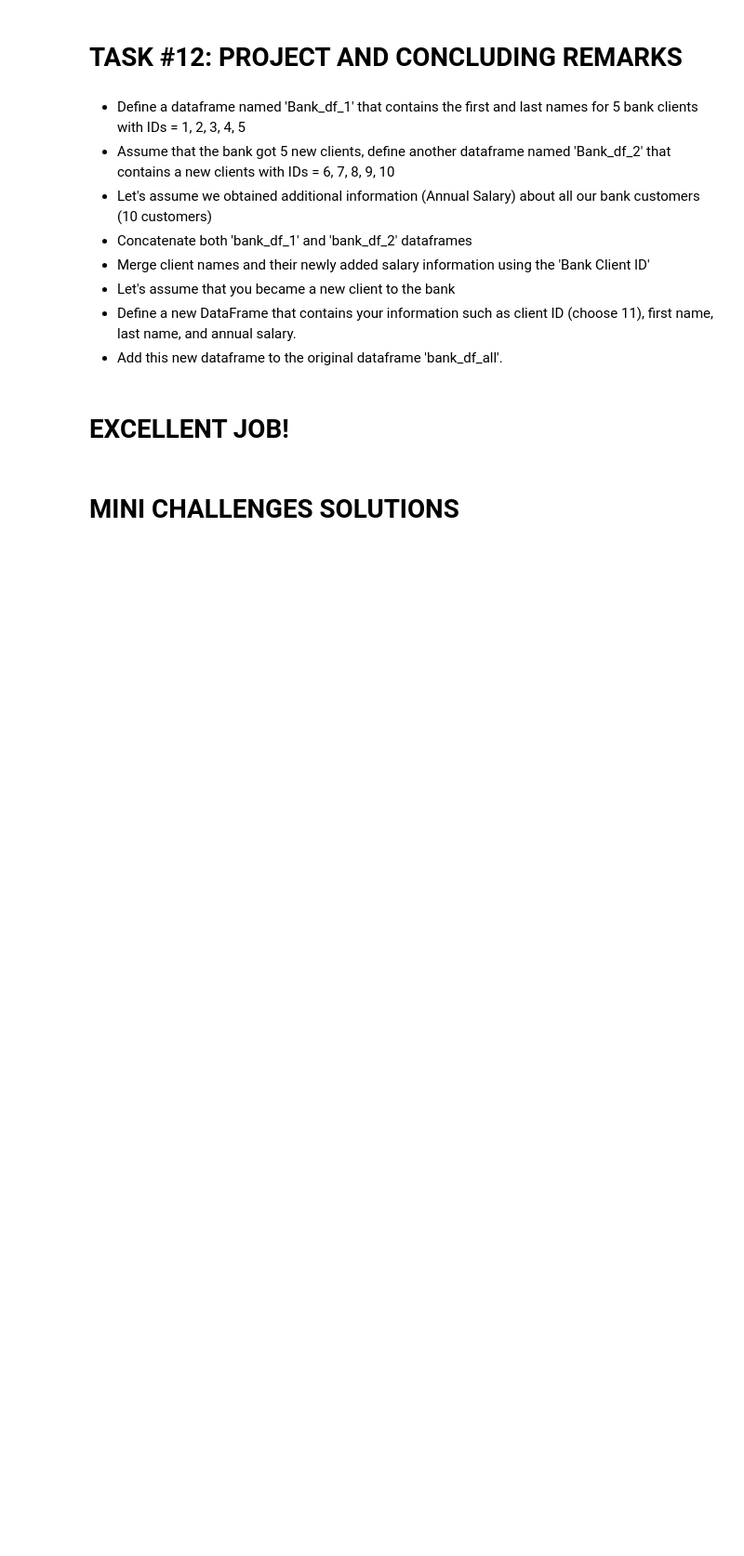
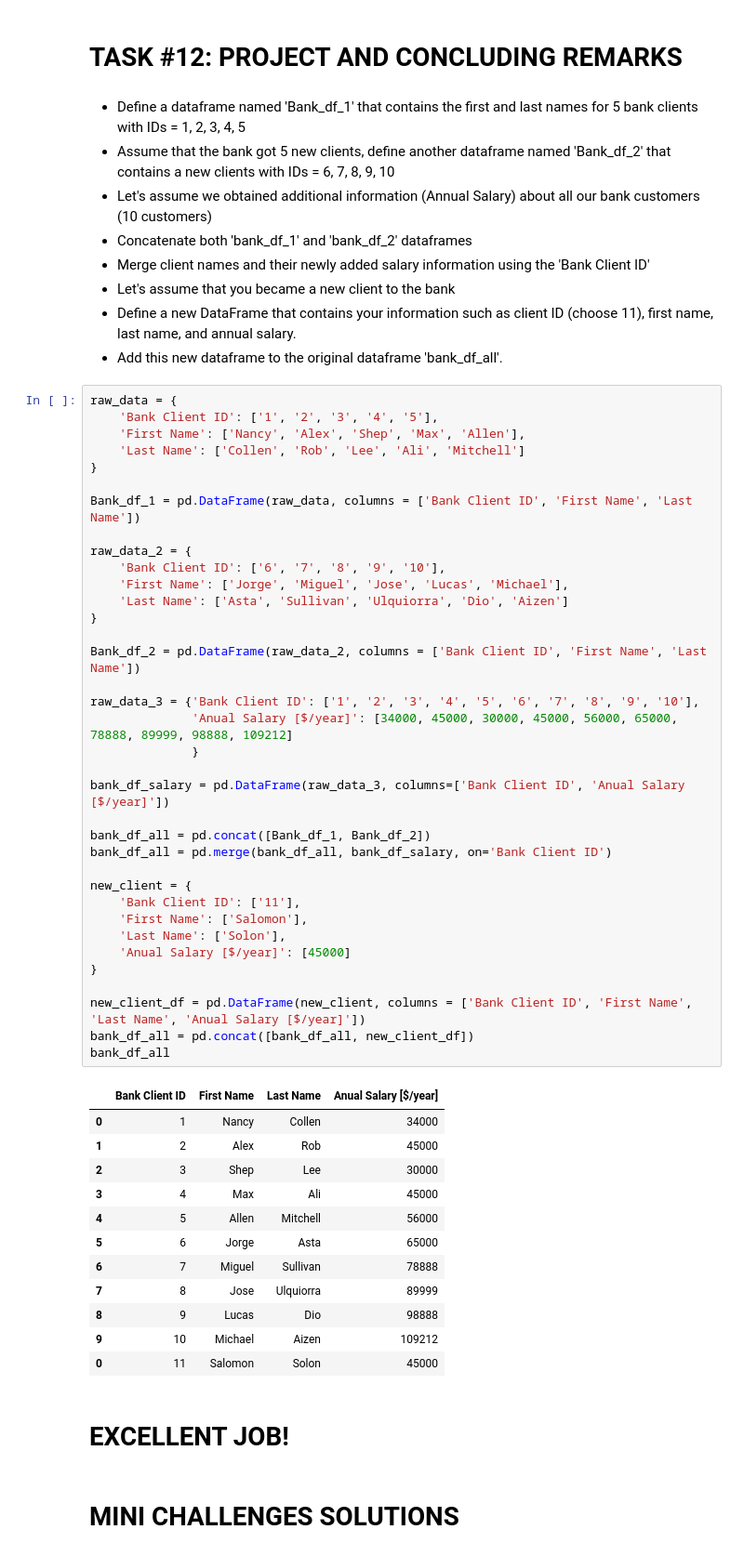
Before and after one commit to miguelestradam3/jupyter_numpy_basics, a Jupyter notebook: Python 101 - Python Libraries for Data Analysis - Numpy and Pandas.ipynb, the cells around one changed output. Shown: that part at 93% size. Saved outputs shown, nothing was run; the diff lists cells and outputs as text; blank space fills up the shorter version.

```diff
--- a/Python 101 - Python Libraries for Data Analysis - Numpy and Pandas.ipynb
+++ b/Python 101 - Python Libraries for Data Analysis - Numpy and Pandas.ipynb
@@ -565,6 +606,55 @@ bank_client_df
 - Let's assume that you became a new client to the bank
 - Define a new DataFrame that contains your information such as client ID (choose 11), first name, last name, and annual salary.
 - Add this new dataframe to the original dataframe 'bank_df_all'.
+# %%
+raw_data = {
+    'Bank Client ID': ['1', '2', '3', '4', '5'],
+    'First Name': ['Nancy', 'Alex', 'Shep', 'Max', 'Allen'],
+    'Last Name': ['Collen', 'Rob', 'Lee', 'Ali', 'Mitchell']
+}
+
+Bank_df_1 = pd.DataFrame(raw_data, columns = ['Bank Client ID', 'First Name', 'Last Name'])
+
+raw_data_2 = {
+    'Bank Client ID': ['6', '7', '8', '9', '10'],
+    'First Name': ['Jorge', 'Miguel', 'Jose', 'Lucas', 'Michael'],
+    'Last Name': ['Asta', 'Sullivan', 'Ulquiorra', 'Dio', 'Aizen']
+}
+
+Bank_df_2 = pd.DataFrame(raw_data_2, columns = ['Bank Client ID', 'First Name', 'Last Name'])
+
+raw_data_3 = {'Bank Client ID': ['1', '2', '3', '4', '5', '6', '7', '8', '9', '10'],
+              'Anual Salary [$/year]': [34000, 45000, 30000, 45000, 56000, 65000, 78888, 89999, 98888, 109212]
+              }
+
+bank_df_salary = pd.DataFrame(raw_data_3, columns=['Bank Client ID', 'Anual Salary [$/year]'])
+
+bank_df_all = pd.concat([Bank_df_1, Bank_df_2])
+bank_df_all = pd.merge(bank_df_all, bank_df_salary, on='Bank Client ID')
+
+new_client = {
+    'Bank Client ID': ['11'],
+    'First Name': ['Salomon'],
+    'Last Name': ['Solon'],
+    'Anual Salary [$/year]': [45000]
+}
+
+new_client_df = pd.DataFrame(new_client, columns = ['Bank Client ID', 'First Name', 'Last Name', 'Anual Salary [$/year]'])
+bank_df_all = pd.concat([bank_df_all, new_client_df])
+bank_df_all
+# %% [output]
+|  | Bank Client ID | First Name | Last Name | Anual Salary [$/year] |
+| 0 | 1 | Nancy | Collen | 34000 |
+| 1 | 2 | Alex | Rob | 45000 |
+| 2 | 3 | Shep | Lee | 30000 |
+| 3 | 4 | Max | Ali | 45000 |
+| 4 | 5 | Allen | Mitchell | 56000 |
+| 5 | 6 | Jorge | Asta | 65000 |
+| 6 | 7 | Miguel | Sullivan | 78888 |
+| 7 | 8 | Jose | Ulquiorra | 89999 |
+| 8 | 9 | Lucas | Dio | 98888 |
+| 9 | 10 | Michael | Aizen | 109212 |
+| 0 | 11 | Salomon | Solon | 45000 |
 # %% [markdown]
 # EXCELLENT JOB!
 # %% [markdown]
```
Also changed, not shown: parts of 20 cells of this notebook.
